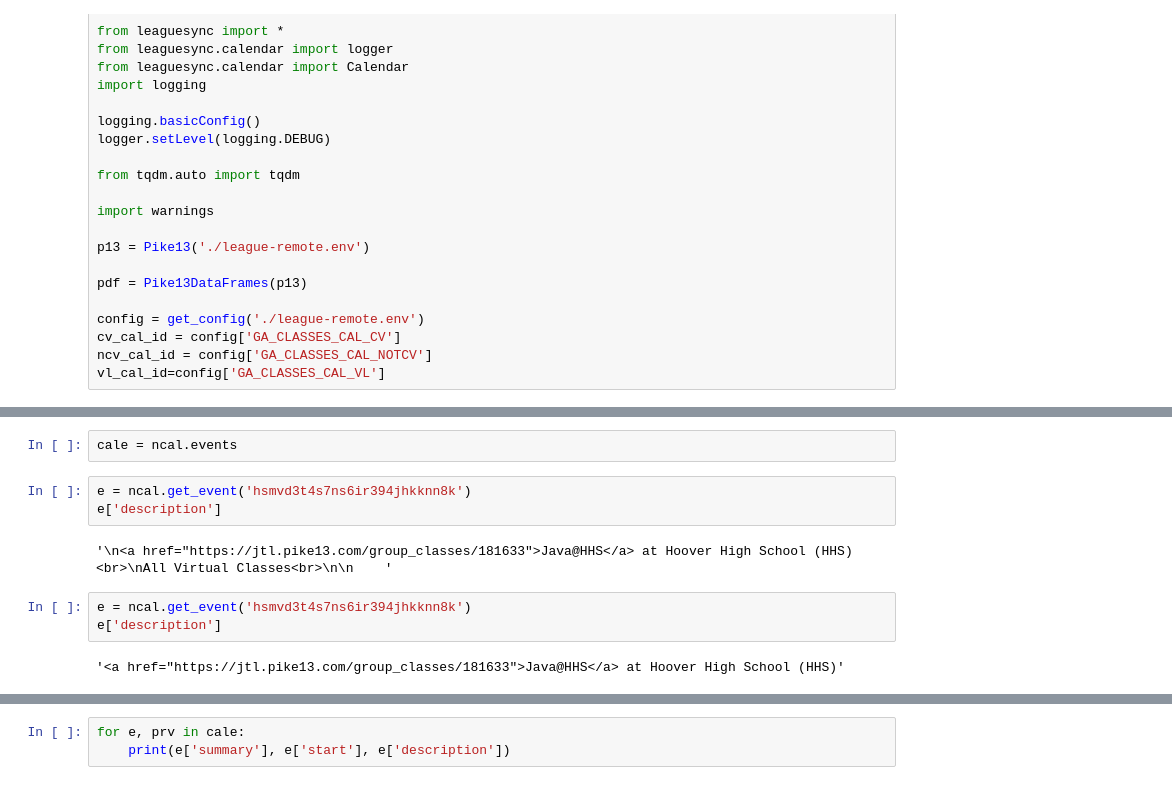
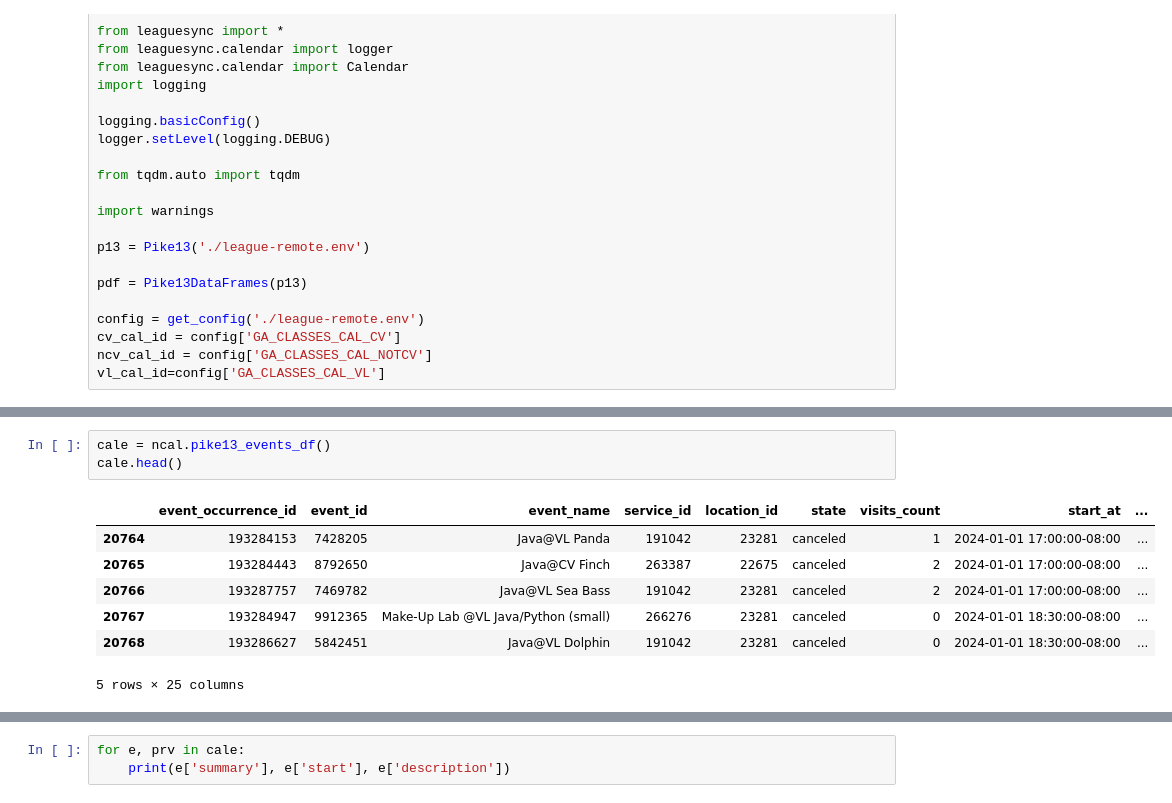
Before and after one commit to league-infrastructure/leaguesync, a Jupyter notebook: notebooks/Calendar.ipynb, the cells around one changed output, grey strips where cells are left out. Saved outputs shown, nothing was run; the diff lists cells and outputs as text.

```diff
--- a/notebooks/Calendar.ipynb
+++ b/notebooks/Calendar.ipynb
@@ -74,12 +78,11 @@ DEBUG:leaguesync.calendar:Got 35 events from Google Calendar
 # %%
-cale = ncal.events
+cale = ncal.pike13_events_df()
+cale.head()
+# %% [output]
+|  | event_occurrence_id | event_id | event_name | service_id | location_id | state | visits_count | start_at | ... |
+| 20764 | 193284153 | 7428205 | Java@VL Panda | 191042 | 23281 | canceled | 1 | 2024-01-01 17:00:00-08:00 | ... |
+| 20765 | 193284443 | 8792650 | Java@CV Finch | 263387 | 22675 | canceled | 2 | 2024-01-01 17:00:00-08:00 | ... |
+| 20766 | 193287757 | 7469782 | Java@VL Sea Bass | 191042 | 23281 | canceled | 2 | 2024-01-01 17:00:00-08:00 | ... |
+| 20767 | 193284947 | 9912365 | Make-Up Lab @VL Java/Python (small) | 266276 | 23281 | canceled | 0 | 2024-01-01 18:30:00-08:00 | ... |
+| 20768 | 193286627 | 5842451 | Java@VL Dolphin | 191042 | 23281 | canceled | 0 | 2024-01-01 18:30:00-08:00 | ... |
+5 rows × 25 columns
-# %%
-e = ncal.get_event('hsmvd3t4s7ns6ir394jhkknn8k')
-e['description']
-# %% [output]
-'\n<a href="https://jtl.pike13.com/group_classes/181633">Java@HHS</a> at Hoover High School (HHS)<br>\nAll Virtual Classes<br>\n\n    '
-# %%
-e = ncal.get_event('hsmvd3t4s7ns6ir394jhkknn8k')
-e['description']
-# %% [output]
-'<a href="https://jtl.pike13.com/group_classes/181633">Java@HHS</a> at Hoover High School (HHS)'
```
Also changed, not shown: parts of 13 cells of this notebook, 3 other files.
